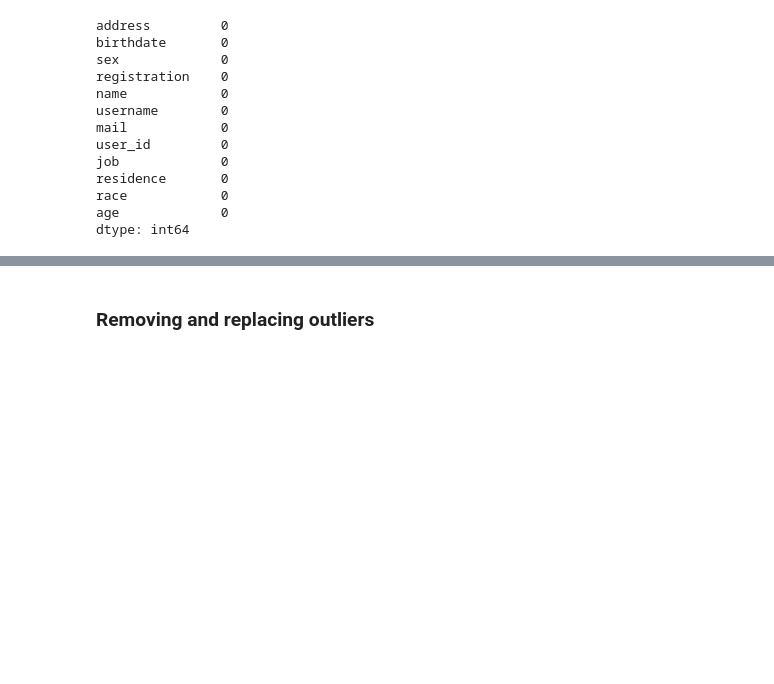
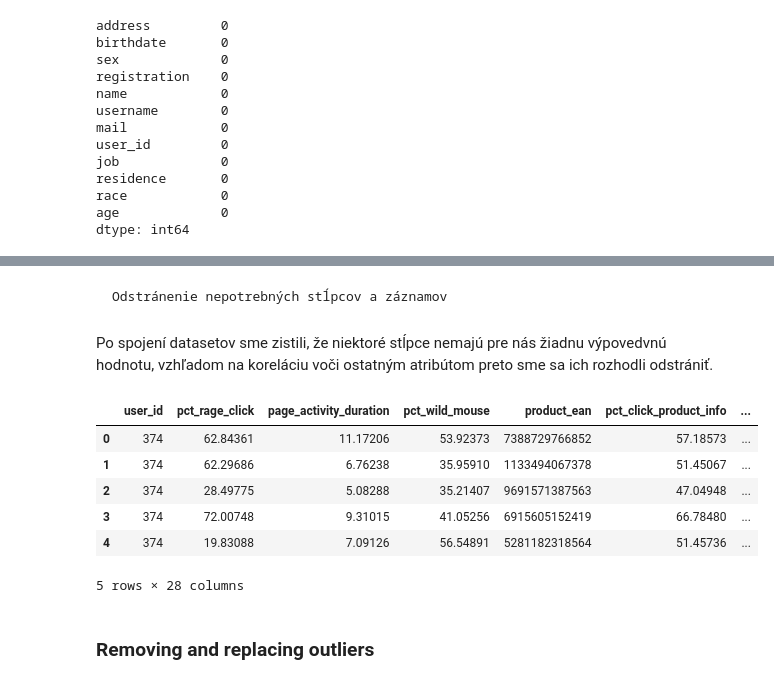
Before and after one commit to LukasLovas/IAU_Project_LL_DL, a Jupyter notebook: zadanie_1_časť.ipynb, the cells around one changed output, grey strips where cells are left out. Drawn from its saved outputs; the diff is of its cells as text; code cells hidden in the pictures; blank space fills up the shorter version.

Commit message:
odstránenie nepotrebných atribútov

```diff
--- a/zadanie_1_časť.ipynb
+++ b/zadanie_1_časť.ipynb
@@ -1198,2 +1198,18 @@ dtype: int64
+# %% [markdown]
+    Odstránenie nepotrebných stĺpcov a záznamov
+# %% [markdown]
+Po spojení datasetov sme zistili, že niektoré stĺpce nemajú pre nás žiadnu výpovedvnú hodnotu, vzhľadom na koreláciu voči ostatným atribútom preto sme sa ich rozhodli odstrániť.
+# %%
+full_merge.drop(['residence', 'address','birthdate','job','name','username','mail','registration'], axis=1, errors='ignore', inplace=True)
+# %%
+full_merge.head()
+# %% [output]
+|  | user_id | pct_rage_click | page_activity_duration | pct_wild_mouse | product_ean | pct_click_product_info | ... |
+| 0 | 374 | 62.84361 | 11.17206 | 53.92373 | 7388729766852 | 57.18573 | ... |
+| 1 | 374 | 62.29686 | 6.76238 | 35.95910 | 1133494067378 | 51.45067 | ... |
+| 2 | 374 | 28.49775 | 5.08288 | 35.21407 | 9691571387563 | 47.04948 | ... |
+| 3 | 374 | 72.00748 | 9.31015 | 41.05256 | 6915605152419 | 66.78480 | ... |
+| 4 | 374 | 19.83088 | 7.09126 | 56.54891 | 5281182318564 | 51.45736 | ... |
+5 rows × 28 columns
 # %% [markdown]
 ### Removing and replacing outliers
```
Also changed, not shown: parts of 10 cells of this notebook.
